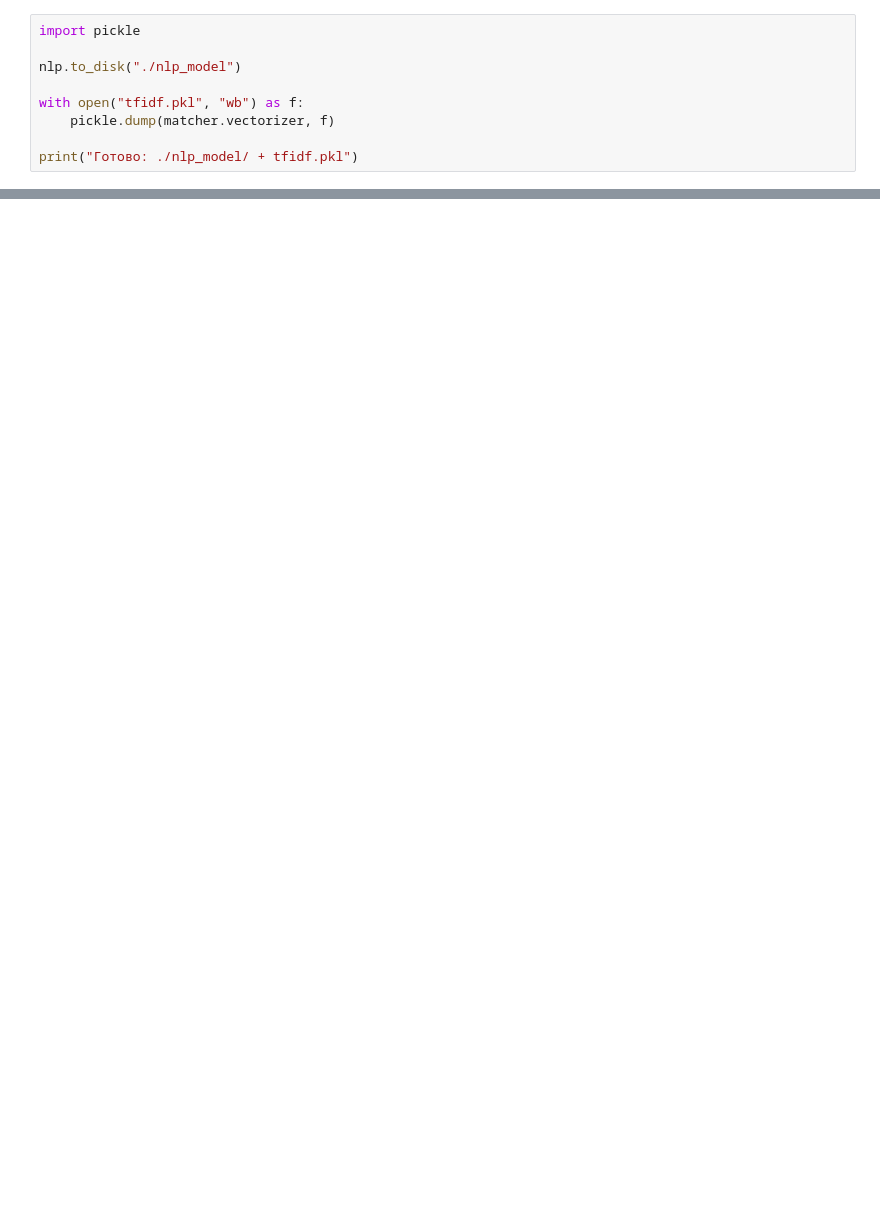
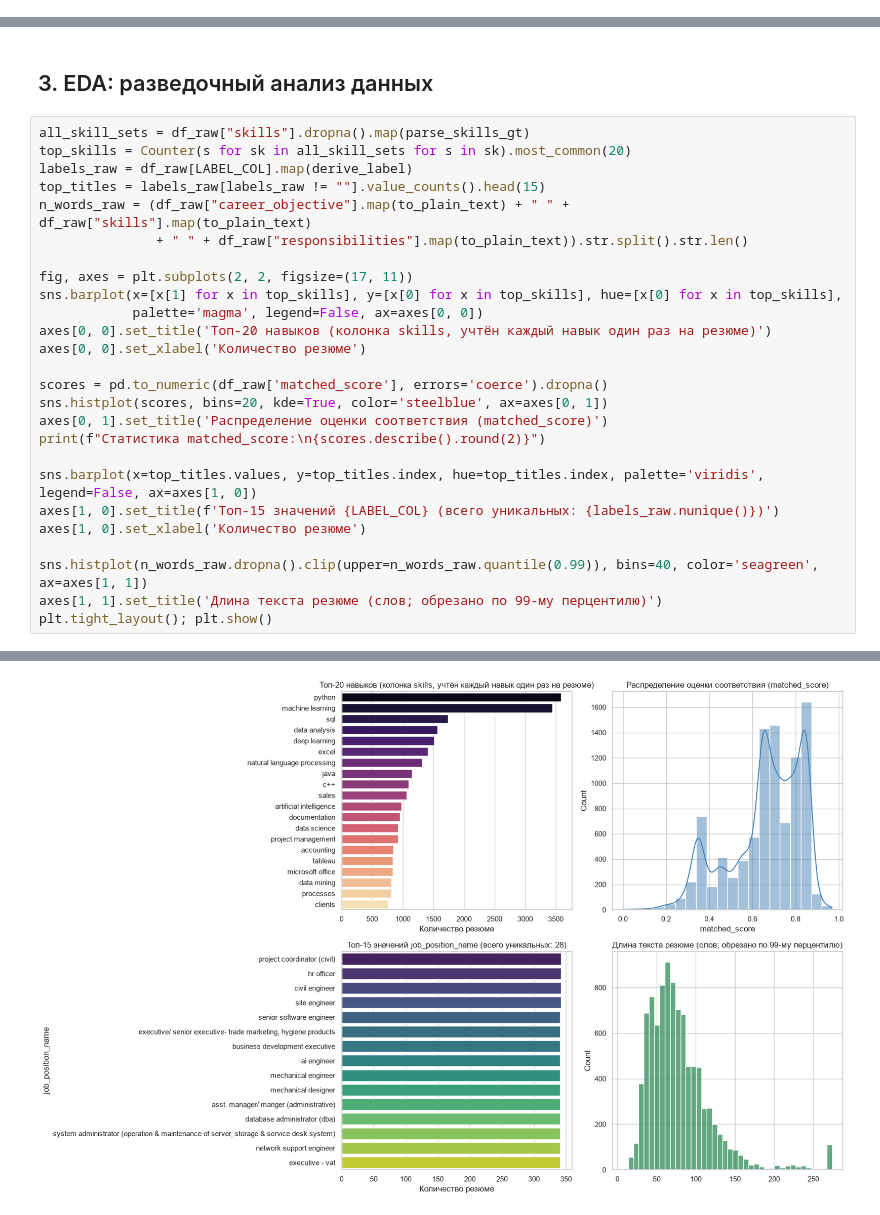
Before and after one commit to zhailaudaulet/cv-analyzer-final-project, a Jupyter notebook: nlp-project.ipynb, the cells around one changed output, grey strips where cells are left out. Saved outputs shown, nothing was run; the diff lists cells and outputs as text; blank space fills up the shorter version.

Commit message:
fix: adopt corrected notebook and align model runtime

```diff
--- a/nlp-project.ipynb
+++ b/nlp-project.ipynb
@@ -705,9 +0,0 @@ EntityRuler зависит от качества базы навыков; нов
-# %%
-import pickle
-
-nlp.to_disk("./nlp_model")
-
-with open("tfidf.pkl", "wb") as f:
-    pickle.dump(matcher.vectorizer, f)
-
-print("Готово: ./nlp_model/ + tfidf.pkl")
@@ -713,0 +256,29 @@ print("Готово: ./nlp_model/ + tfidf.pkl")
+# %% [markdown]
+## 3. EDA: разведочный анализ данных
+# %%
+all_skill_sets = df_raw["skills"].dropna().map(parse_skills_gt)
+top_skills = Counter(s for sk in all_skill_sets for s in sk).most_common(20)
+labels_raw = df_raw[LABEL_COL].map(derive_label)
+top_titles = labels_raw[labels_raw != ""].value_counts().head(15)
+n_words_raw = (df_raw["career_objective"].map(to_plain_text) + " " + df_raw["skills"].map(to_plain_text)
+               + " " + df_raw["responsibilities"].map(to_plain_text)).str.split().str.len()
+
+fig, axes = plt.subplots(2, 2, figsize=(17, 11))
+sns.barplot(x=[x[1] for x in top_skills], y=[x[0] for x in top_skills], hue=[x[0] for x in top_skills],
+            palette='magma', legend=False, ax=axes[0, 0])
+axes[0, 0].set_title('Топ-20 навыков (колонка skills, учтён каждый навык один раз на резюме)')
+axes[0, 0].set_xlabel('Количество резюме')
+
+scores = pd.to_numeric(df_raw['matched_score'], errors='coerce').dropna()
+sns.histplot(scores, bins=20, kde=True, color='steelblue', ax=axes[0, 1])
+axes[0, 1].set_title('Распределение оценки соответствия (matched_score)')
+print(f"Статистика matched_score:\n{scores.describe().round(2)}")
+
+sns.barplot(x=top_titles.values, y=top_titles.index, hue=top_titles.index, palette='viridis', legend=False, ax=axes[1, 0])
+axes[1, 0].set_title(f'Топ-15 значений {LABEL_COL} (всего уникальных: {labels_raw.nunique()})')
+axes[1, 0].set_xlabel('Количество резюме')
+
+sns.histplot(n_words_raw.dropna().clip(upper=n_words_raw.quantile(0.99)), bins=40, color='seagreen', ax=axes[1, 1])
+axes[1, 1].set_title('Длина текста резюме (слов; обрезано по 99-му перцентилю)')
+plt.tight_layout(); plt.show()
+# %% [output]
@@ -713,0 +295 @@ print("Готово: ./nlp_model/ + tfidf.pkl")
+[figure, added]
```
Also changed, not shown: parts of 87 cells of this notebook, 7 other files.
